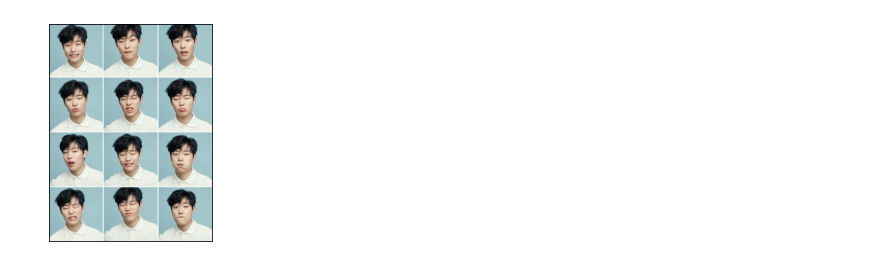
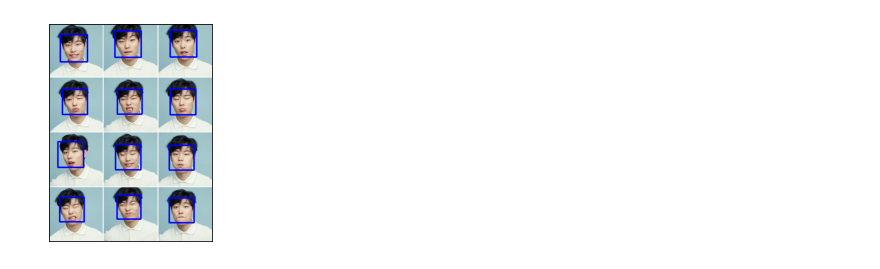
Before and after one commit to changsikkwon/tensorflow-opencv-study, a Jupyter notebook: code/face_recognition.ipynb, the cells around one changed output. Cells and saved outputs as stored; diff of their text form; code cells hidden in the pictures.

```diff
--- a/code/face_recognition.ipynb
+++ b/code/face_recognition.ipynb
@@ -6,14 +6,13 @@ from matplotlib import pyplot as plt
 image = cv2.imread('../dataset/ryu.png')
 gray = cv2.cvtColor(image, cv2.COLOR_BGR2GRAY)
 
-xml = 'DL/haarcascades/haarcascade_frontalface_alt.xml'
+xml = '../haarcascades/haarcascade_frontalface_alt.xml'
 face_cascade = cv2.CascadeClassifier(xml)
 faces = face_cascade.detectMultiScale(gray, 1.2, 5)
 
-
-# if len(faces):
-#     for x, y, w, h in faces:
-#         cv2.rectangle(image, x,y, (x+w, y+h), (255,0,0),4)
+if len(faces):
+    for x, y, w, h in faces:
+        cv2.rectangle(image, (x,y), (x+w, y+h), (255,0,0), 4)
 
 plt.imshow(cv2.cvtColor(image, cv2.COLOR_BGR2RGB), cmap='gray')
 plt.xticks([]), plt.yticks([])
@@ -23 +21 @@ plt.show()
-[figure, old version]
+[figure, new version]
```
Also changed, not shown: parts of 1 cell of this notebook.
